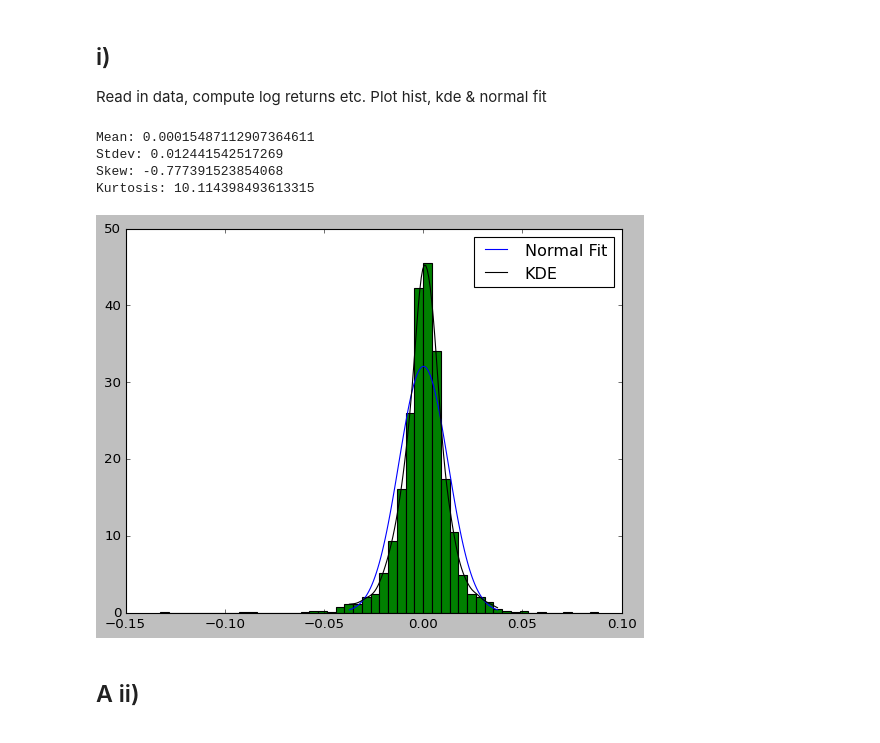
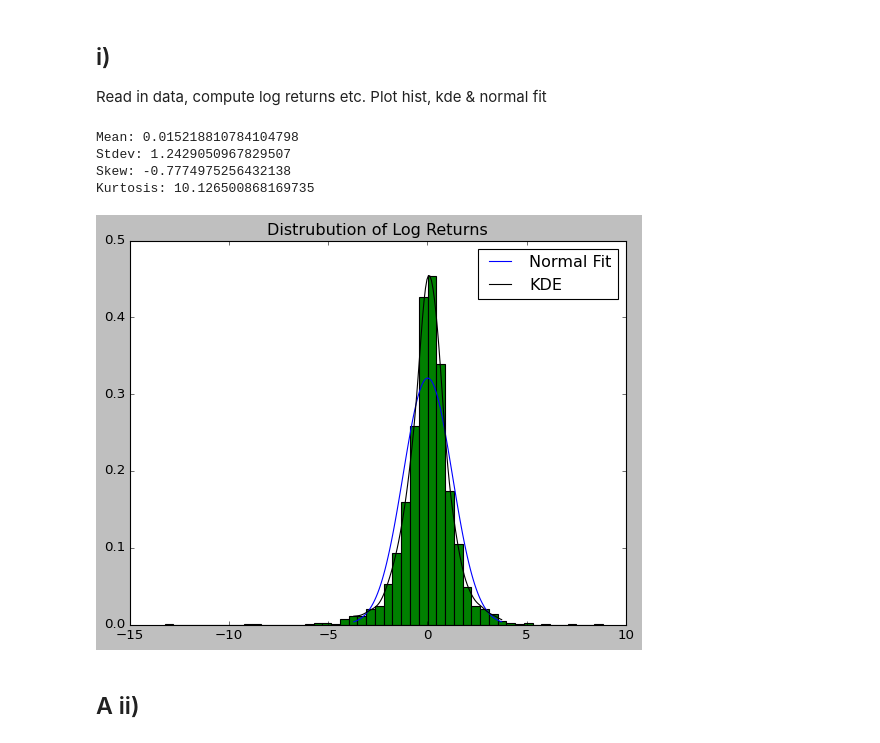
Before and after one commit to georgec123/qrm, a Jupyter notebook: q1.ipynb, the cells around one changed output. Drawn from its saved outputs; the diff is of its cells as text; code cells hidden in the pictures.

Commit message:
label graphs

```diff
--- a/q1.ipynb
+++ b/q1.ipynb
@@ -22,7 +22,7 @@ df = pd.read_csv("./data/QRM-2022-cw1-data-a.csv")
 
 df['Date'] = pd.to_datetime(df['Date'])
 df.set_index('Date', inplace=True)
-df['log_returns'] = np.log(1 + df['SX5E'].pct_change())
+df['log_returns'] = 100*np.log(1 + df['SX5E'].pct_change())
 # %%
 mean = df['log_returns'].mean()
 stdev = df['log_returns'].std()
@@ -34,21 +34,21 @@ print(f"Stdev: {stdev}")
 print(f"Skew: {skew}")
 print(f"Kurtosis: {kurt}")
 # %% [output]
-Mean: 0.00015487112907364611
-Stdev: 0.012441542517269
-Skew: -0.777391523854068
-Kurtosis: 10.114398493613315
+Mean: 0.015218810784104798
+Stdev: 1.2429050967829507
+Skew: -0.7774975256432138
+Kurtosis: 10.126500868169735
 # %%
 
 kde = ss.gaussian_kde(df['log_returns'].dropna())
 x = np.linspace(mean - 3*stdev, mean + 3*stdev, 100)
 
 plt.plot(x, ss.norm.pdf(x, mean, stdev), label= 'Normal Fit');
 plt.hist(df['log_returns'], bins=50, density=True);
 plt.plot(x, kde(x), label='KDE', color='k');
-
+plt.title('Distrubution of Log Returns')
 plt.legend(); plt.show()
 # %% [output]
-[figure, old version]
+[figure, new version]
 # %% [markdown]
 ## A ii)
```
Also changed, not shown: parts of 12 cells of this notebook.
